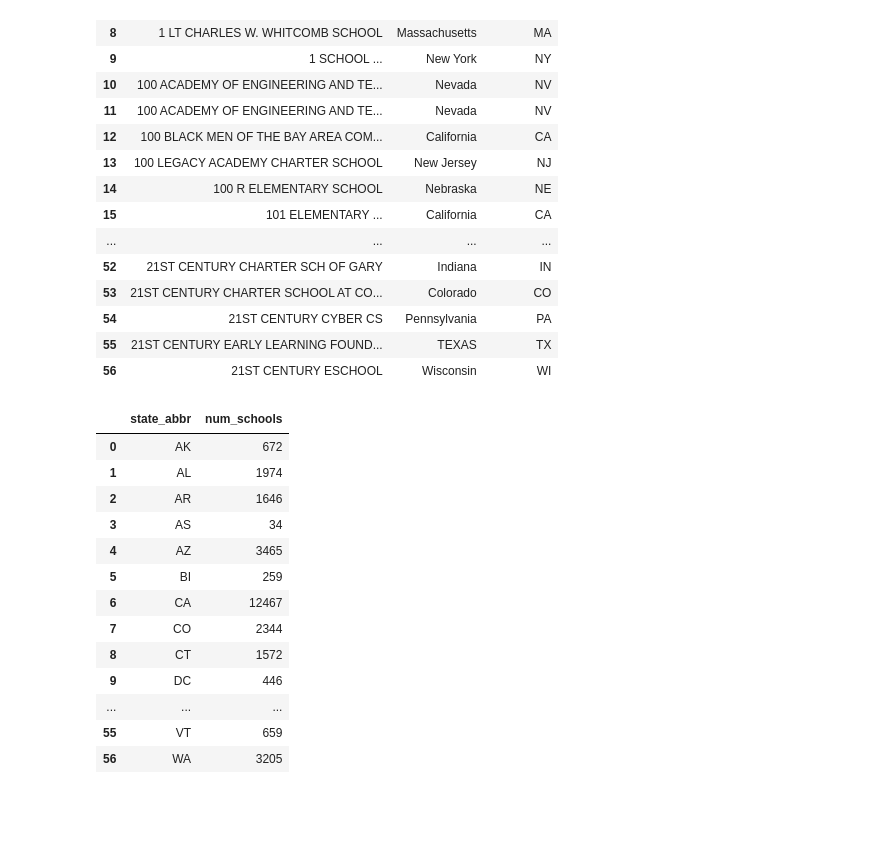
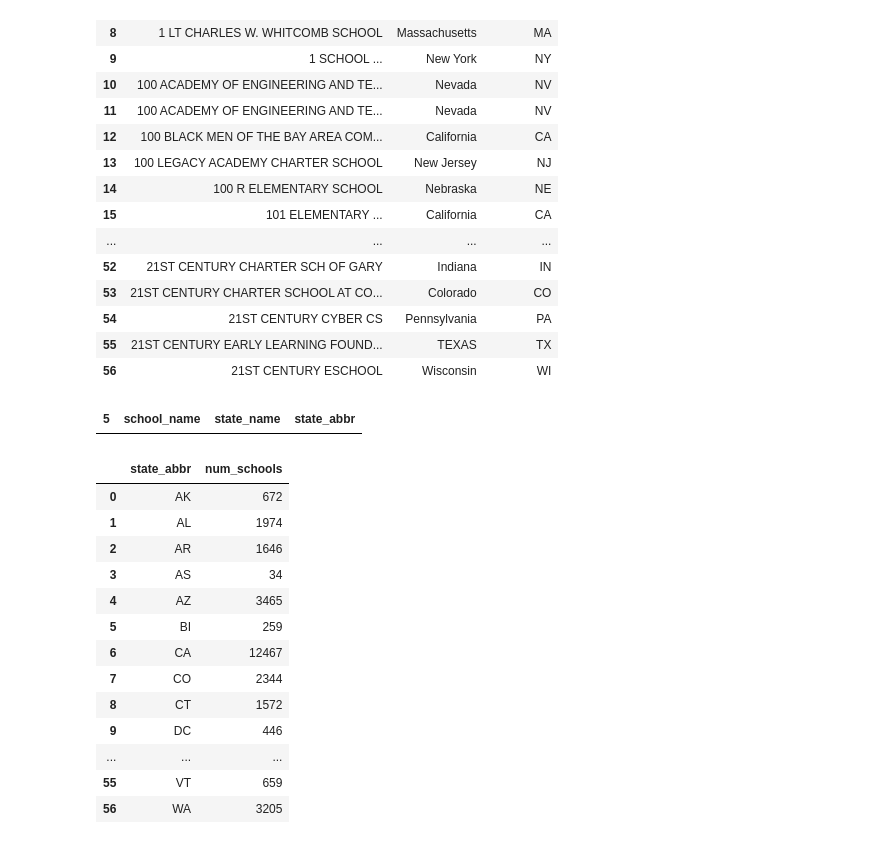
Before and after one commit to mollichite/Growing-Connections-A-Data-Driven-Look-at-Farm-to-School-Initiatives-across-the-United-States, a Jupyter notebook: notebooks/final_cleaning.ipynb, the cells around one changed output. Saved outputs shown, nothing was run; the diff lists cells and outputs as text; code cells hidden in the pictures; blank space fills up the shorter version.

```diff
--- a/notebooks/final_cleaning.ipynb
+++ b/notebooks/final_cleaning.ipynb
@@ -114,6 +114,14 @@ unique_schools_df.head(50)
 | 54 | 21ST CENTURY CYBER CS | Pennsylvania | PA |
 | 55 | 21ST CENTURY EARLY LEARNING FOUND... | TEXAS | TX |
 | 56 | 21ST CENTURY ESCHOOL | Wisconsin | WI |
+# %%
+#remove_territories = ['PR', 'GU', 'BI', 'VI', 'DO', 'DD', 'MP']
+
+#unique_schools_df = unique_schools_df[unique_schools_df['state_abbr'].isin(remove_territories)]
+
+unique_schools_df
+# %% [output]
+| 5 | school_name | state_name | state_abbr |
 # %%
 school_counts_state = unique_schools_df.groupby('state_abbr').size().reset_index(name='num_schools') #gouping by state abbreviation and then counting the # of schools within each state
 
```
Also changed, not shown: parts of 21 cells of this notebook, 1 other file.
